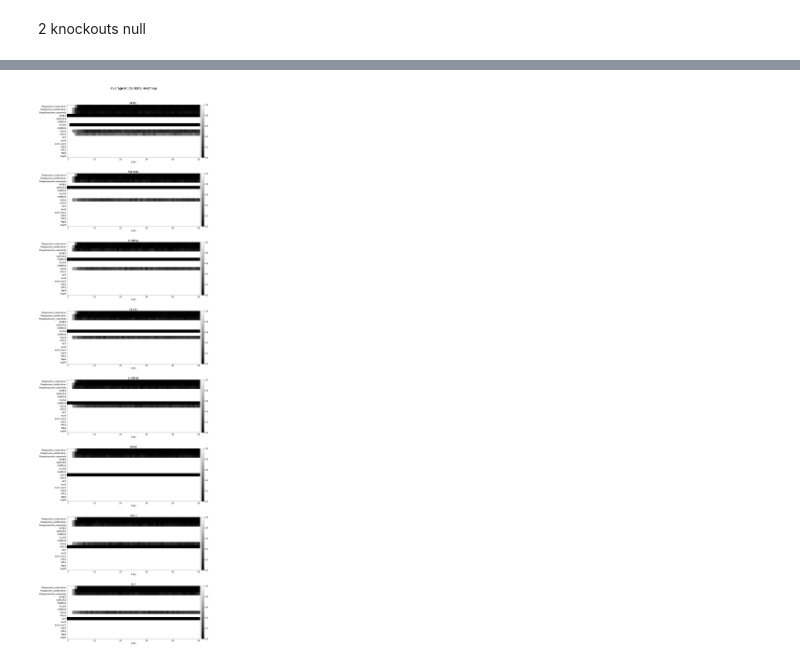
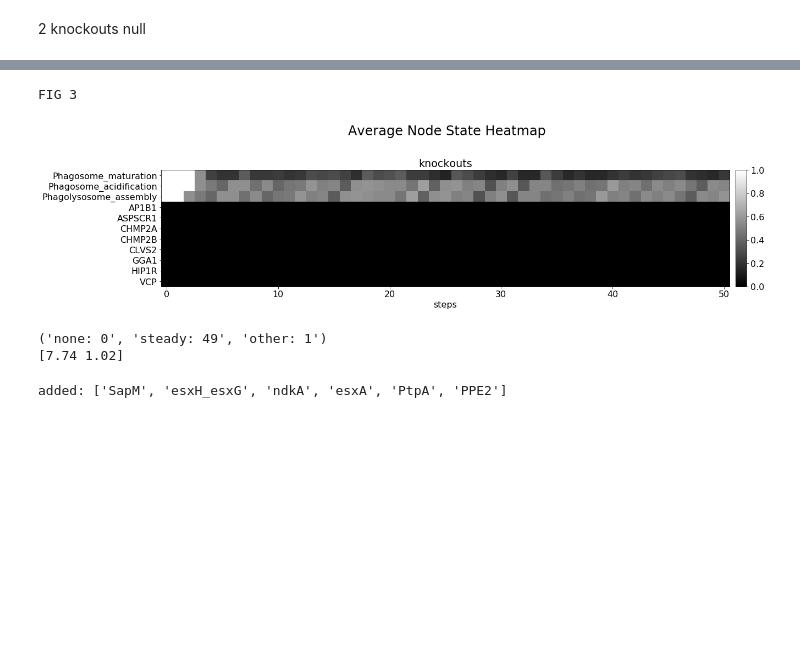
Before and after one commit to charlies-b/rp1, a Jupyter notebook: model-3.ipynb, the cells around one changed output, grey strips where cells are left out. Drawn from its saved outputs; the diff is of its cells as text; code cells hidden in the pictures; blank space fills up the shorter version.

```diff
--- a/model-3.ipynb
+++ b/model-3.ipynb
@@ -226,3 +71,0 @@ KPNA1 *= KPNA1 and not (PPE2)
-# %%
-# runs
-models = bm.run_model(definition_knockouts_mtb, steps=50, runs=100)
@@ -272,7 +71,0 @@ added: ['SapM', 'esxH_esxG', 'ndkA', 'esxA', 'PtpA', 'PPE2']
-# %%
-avgs = []
-for factor in mtb:
-    definition_loop = bm.switch(definition_knockouts_mtb, on=[factor])
-    models = bm.run_model(definition_loop, steps=50, runs=100)
-    avg = bm.average_models(models)
-    avgs.append(avg)
@@ -313,22 +71,0 @@ KPNA1 *= KPNA1 and not (PPE2)
-# %%
-avgs = []
-for factor in hit:
-    definition_loop = bm.knockout(definition_mtb, [factor])
-    models = bm.run_model(definition_loop, steps=50, runs =100)
-    avg = bm.average_models(models)
-    avgs.append(avg)
-# %%
-bm.plot_maps(avgs,
-             titles=hit,
-             nodes = processes + hit + mtb,
-             h = 8,
-             top = 0.95,
-             bottom=0.05,
-             left=.16,
-             suptitle='        Average Node State Heatmap', # white space to centre
-             hspace = 0.3
-            )
-# for avg in avgs:
-#     bm.plot_data(avg, nodes = processes + hit + mtb, h=8, w=20, fontsize=18, title='Node Heatmap: 100 run average')
-# %% [output]
-[figure, removed]
@@ -334,0 +79,27 @@ bm.plot_maps(avgs,
+# %%
+# runs
+models_knockouts = bm.run_model(definition_knockouts, steps=50, runs=runs)
+# %%
+print "FIG 3"
+avg_knockouts = bm.average_models(models_knockouts)
+bm.plot_maps([avg_knockouts],
+             titles=['knockouts'],
+             nodes = processes + sorted(hit),
+             h = 5,
+             top = 0.75,
+             bottom=0.16,
+             left=.16,
+             suptitle='        Average Node State Heatmap' # white space to centre
+            )
+# bm.plot_data(avg, nodes = processes + hit, h=5, w=20, fontsize=18, title='Node Heatmap: 100 run average')
+# %% [output]
+FIG 3
+[figure, added]
+# %%
+# analyse behaviour
+cycles = bm.get_cycles(models_knockouts)
+print bm.count_cycles(cycles)
+print bm.average_cycles(cycles)
+# %% [output]
+('none: 0', 'steady: 49', 'other: 1')
+[7.74 1.02]
@@ -334,0 +111,7 @@ bm.plot_maps(avgs,
+# %%
+# heatmap mtb AND knockouts
+
+definition_mtbANDknockouts = add_mtb2definition(definition_knockouts, 'mtb-edgelist.csv', True)
+# print definition_mtbANDknockouts
+# %% [output]
+added: ['SapM', 'esxH_esxG', 'ndkA', 'esxA', 'PtpA', 'PPE2']
```
Also changed, not shown: parts of 39 cells of this notebook, 3 other files.
